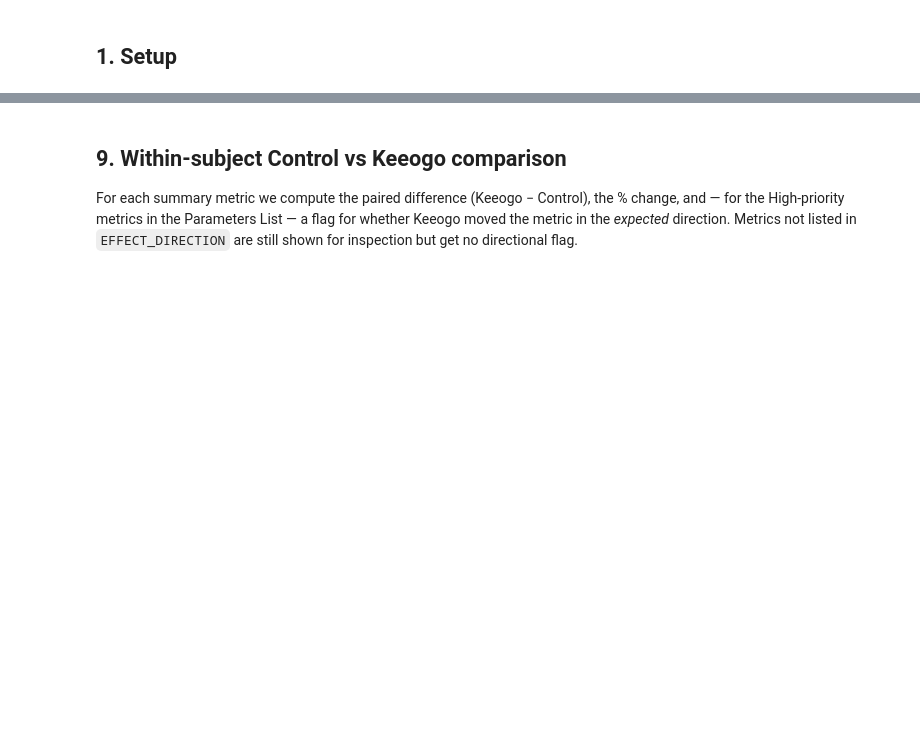
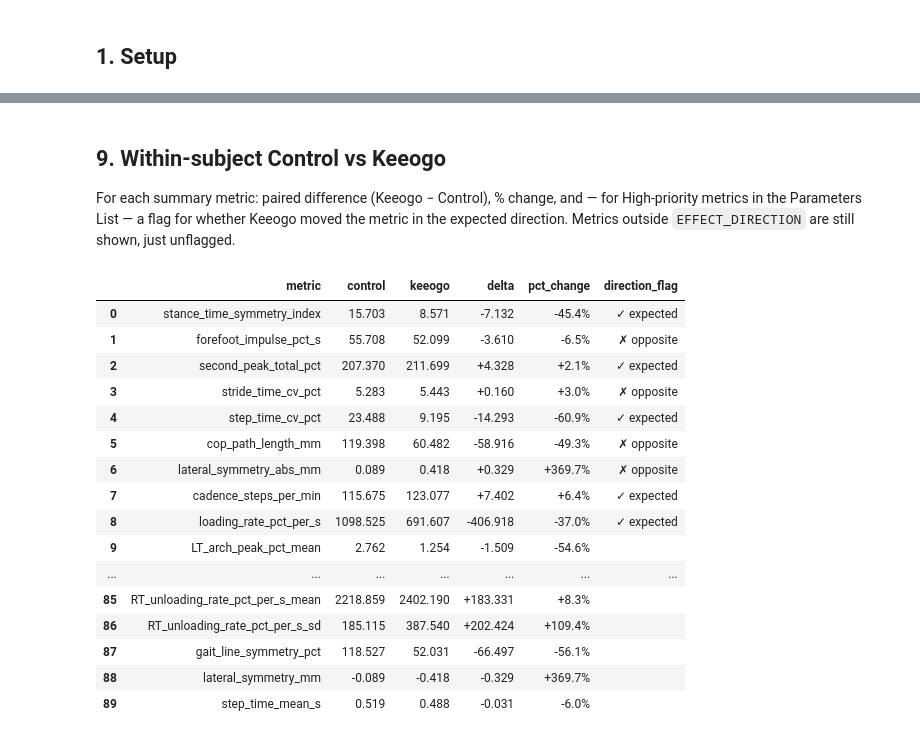
Before and after one commit to thomas-jichen/Pitt-Exoskeleton, a Jupyter notebook: Keeogo_Insole_Analysis.ipynb, the cells around one changed output, grey strips where cells are left out. Drawn from its saved outputs; the diff is of its cells as text; code cells hidden in the pictures; blank space fills up the shorter version.

```diff
--- a/Keeogo_Insole_Analysis.ipynb
+++ b/Keeogo_Insole_Analysis.ipynb
@@ -904,14 +874,13 @@ pd.DataFrame([control_summary, keeogo_summary]).set_index("trial").T.round(3)
 # %% [markdown]
-## 9. Within-subject Control vs Keeogo comparison
+## 9. Within-subject Control vs Keeogo
 
-For each summary metric we compute the paired difference (Keeogo − Control), the % change,
-and — for the High-priority metrics in the Parameters List — a flag for whether Keeogo moved
-the metric in the *expected* direction. Metrics not listed in ``EFFECT_DIRECTION`` are still
-shown for inspection but get no directional flag.
+For each summary metric: paired difference (Keeogo − Control), % change, and — for
+High-priority metrics in the Parameters List — a flag for whether Keeogo moved the metric
+in the expected direction. Metrics outside `EFFECT_DIRECTION` are still shown, just unflagged.
 # %%
 def paired_comparison(control_sum: dict, keeogo_sum: dict,
                       direction: dict[str, int] = EFFECT_DIRECTION) -> pd.DataFrame:
-    """Return a tidy comparison dataframe: metric × {control, keeogo, delta, %, flag}."""
+    """Tidy comparison dataframe: metric × {control, keeogo, delta, %, flag}."""
     rows = []
     for key in sorted(set(control_sum) | set(keeogo_sum)):
         if key == "trial":
@@ -928,36 +897,53 @@ def paired_comparison(control_sum: dict, keeogo_sum: dict,
             continue
         delta = k - c
         pct   = (delta / c * 100) if c not in (0, np.nan) else np.nan
         flag  = ""
         if key in direction:
             flag = "✓ expected" if direction[key] * delta > 0 else \
                    "✗ opposite" if direction[key] * delta < 0 else ""
         rows.append({"metric": key, "control": c, "keeogo": k,
                      "delta": delta, "pct_change": pct,
                      "direction_flag": flag})
     return pd.DataFrame(rows)
 
 
 comparison = paired_comparison(control_summary, keeogo_summary)
 
-# Reorder: flagged metrics first, then the rest alphabetically.
+# Flagged metrics first, then the rest alphabetically.
 flagged   = comparison[comparison["metric"].isin(EFFECT_DIRECTION)].copy()
 flagged   = flagged.set_index("metric").reindex(list(EFFECT_DIRECTION)).reset_index()
 unflagged = comparison[~comparison["metric"].isin(EFFECT_DIRECTION)].sort_values("metric")
 comparison_view = pd.concat([flagged, unflagged], ignore_index=True)
 
-# Pretty number formatting for the table view; falls back to a plain rounded
-# dataframe if the optional jinja2 dependency isn't installed.
+# Pretty number formatting; falls back to a rounded df if jinja2 isn't around.
 try:
     comparison_styled = comparison_view.style.format({
         "control":    "{:.3f}",
         "keeogo":     "{:.3f}",
         "delta":      "{:+.3f}",
         "pct_change": "{:+.1f}%",
     }, na_rep="—")
     display(comparison_styled)
 except (AttributeError, ImportError):
     display(comparison_view.round(3))
+# %% [output]
+|  | metric | control | keeogo | delta | pct_change | direction_flag |
+| 0 | stance_time_symmetry_index | 15.703 | 8.571 | -7.132 | -45.4% | ✓ expected |
+| 1 | forefoot_impulse_pct_s | 55.708 | 52.099 | -3.610 | -6.5% | ✗ opposite |
+| 2 | second_peak_total_pct | 207.370 | 211.699 | +4.328 | +2.1% | ✓ expected |
+| 3 | stride_time_cv_pct | 5.283 | 5.443 | +0.160 | +3.0% | ✗ opposite |
+| 4 | step_time_cv_pct | 23.488 | 9.195 | -14.293 | -60.9% | ✓ expected |
+| 5 | cop_path_length_mm | 119.398 | 60.482 | -58.916 | -49.3% | ✗ opposite |
+| 6 | lateral_symmetry_abs_mm | 0.089 | 0.418 | +0.329 | +369.7% | ✗ opposite |
+| 7 | cadence_steps_per_min | 115.675 | 123.077 | +7.402 | +6.4% | ✓ expected |
+| 8 | loading_rate_pct_per_s | 1098.525 | 691.607 | -406.918 | -37.0% | ✓ expected |
+| 9 | LT_arch_peak_pct_mean | 2.762 | 1.254 | -1.509 | -54.6% |  |
+| ... | ... | ... | ... | ... | ... | ... |
+| 85 | RT_unloading_rate_pct_per_s_mean | 2218.859 | 2402.190 | +183.331 | +8.3% |  |
+| 86 | RT_unloading_rate_pct_per_s_sd | 185.115 | 387.540 | +202.424 | +109.4% |  |
+| 87 | gait_line_symmetry_pct | 118.527 | 52.031 | -66.497 | -56.1% |  |
+| 88 | lateral_symmetry_mm | -0.089 | -0.418 | -0.329 | +369.7% |  |
+| 89 | step_time_mean_s | 0.519 | 0.488 | -0.031 | -6.0% |  |
 # %% [markdown]
 ## 10. Per-subject report figure
 
```
Also changed, not shown: parts of 27 cells of this notebook, 1 other file.
